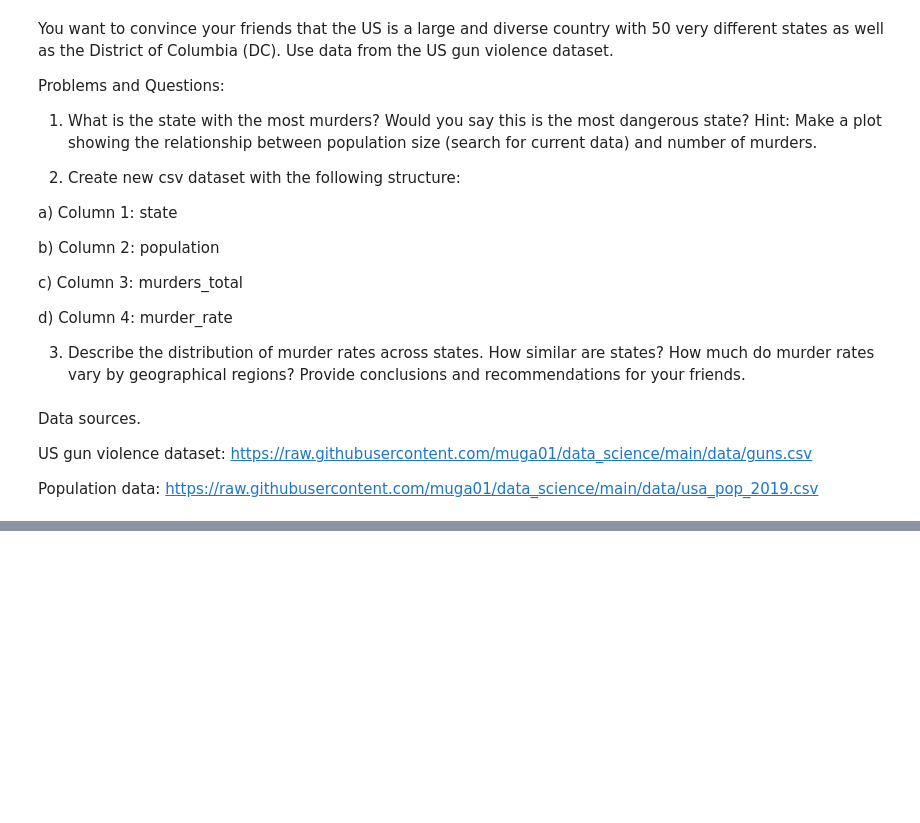
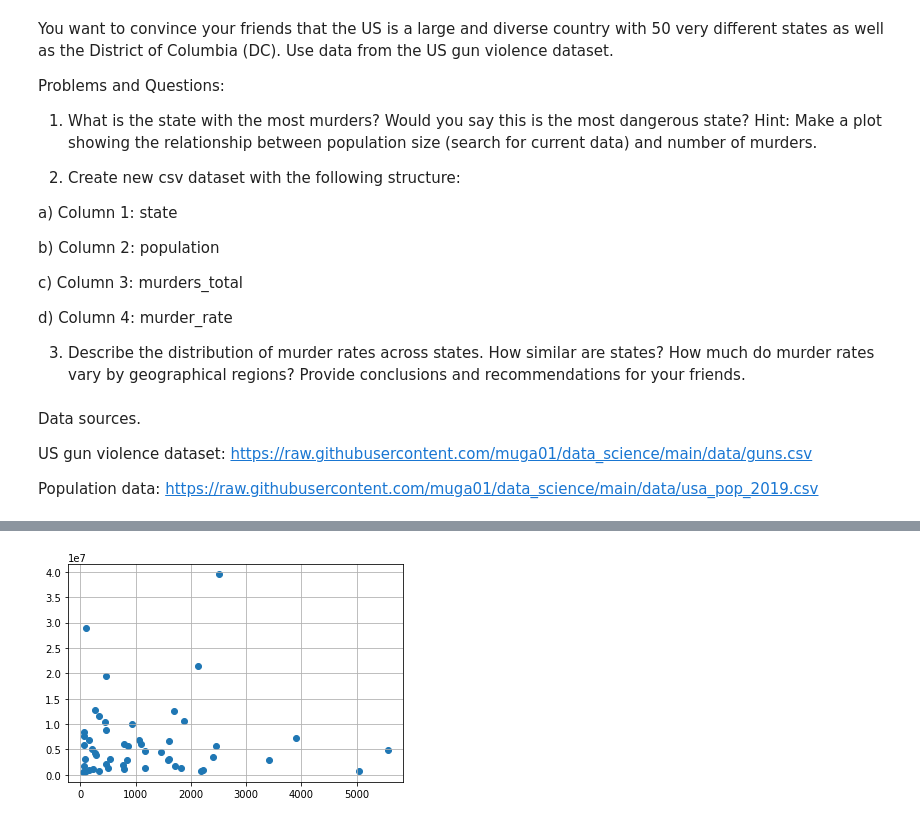
Before and after one commit to muga01/python_basics, a Jupyter notebook: Exercise3.ipynb, the cells around one changed output, grey strips where cells are left out. Drawn from its saved outputs; the diff is of its cells as text; code cells hidden in the pictures; blank space fills up the shorter version.

```diff
--- a/Exercise3.ipynb
+++ b/Exercise3.ipynb
@@ -30,0 +47,3 @@ Population data: https://raw.githubusercontent.com/muga01/data_science/main/data
+# %%
+gun_violance = pd.read_csv('https://raw.githubusercontent.com/muga01/data_science/main/data/guns.csv',encoding='latin-1')
+np.count_nonzero(gun_violance['state'].unique())
@@ -30,0 +52,6 @@ Population data: https://raw.githubusercontent.com/muga01/data_science/main/data
+# %%
+population_data = pd.read_csv('https://raw.githubusercontent.com/muga01/data_science/main/data/usa_pop_2019.csv')
+population_data
+# %%
+dataset = pd.merge(gun_violance ,population_data)
+dataset.head()
@@ -30,0 +77,6 @@ Population data: https://raw.githubusercontent.com/muga01/data_science/main/data
+# %%
+murdered = dataset.groupby('state')['n_killed'].sum().sort_values(ascending=False)
+plt.scatter(murdered,population_data['population'])
+plt.grid()
+# %% [output]
+[figure, added]
```
Also changed, not shown: parts of 13 cells of this notebook.
